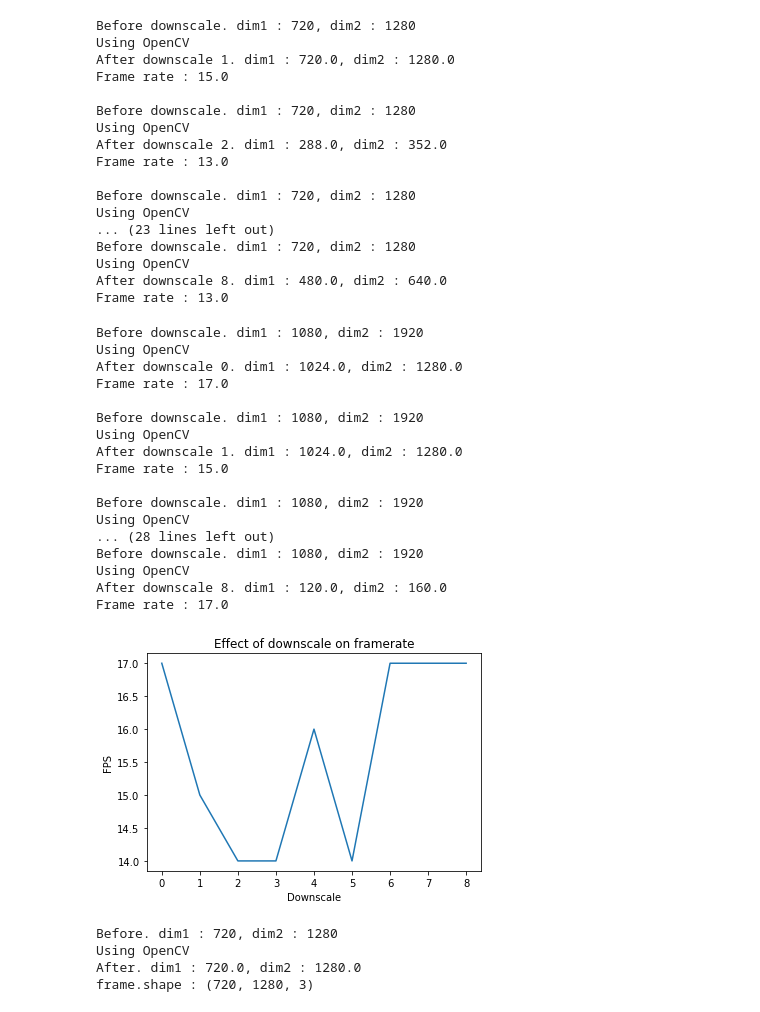
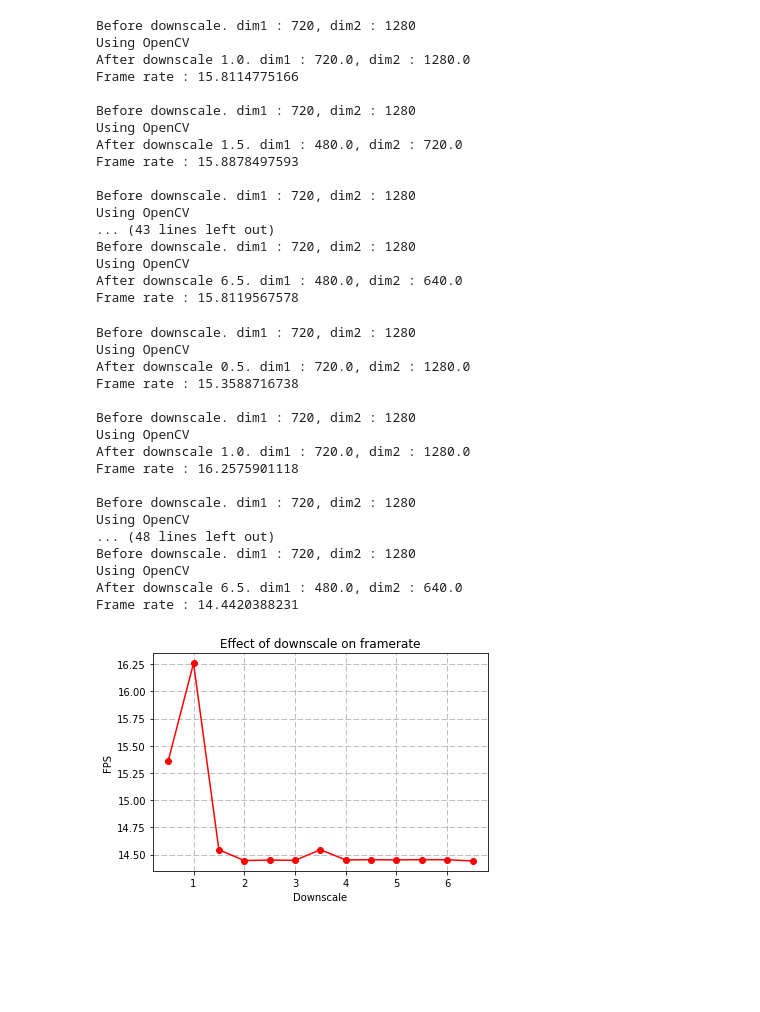
Before and after one commit to pierrealbiges/INT-internship, a Jupyter notebook: 2017-05-02_grabing_frames_with_opencv.ipynb, the cells around one changed output. Cells and saved outputs as stored; diff of their text form; code cells hidden in the pictures; blank space fills up the shorter version.

Commit message:
Working on the framerate recording

```diff
--- a/2017-05-02_grabing_frames_with_opencv.ipynb
+++ b/2017-05-02_grabing_frames_with_opencv.ipynb
@@ -83,8 +79,7 @@ class PhotoReceptor :
 # %%
 '''  Version a : Run the program and calculate the framerate (limit = number of frames recorded) '''
 
-import cv2
-for ds in range(1, 9):
+for ds in np.arange(1,7,0.5):
     Ph = PhotoReceptor(w=1280, h=720, DOWNSCALE = ds)
 
     start = time.time()
@@ -97,34 +92,31 @@ for ds in range(1, 9):
         seconds = end - start
     Ph.close()
 
-    fps = num_frames // seconds
+    fps = num_frames / seconds
     print ('Frame rate :', fps,'\n')
 # %% [output]
 Before downscale. dim1 : 720, dim2 : 1280
 Using OpenCV
-After downscale 1. dim1 : 720.0, dim2 : 1280.0
-Frame rate : 15.0
+After downscale 1.0. dim1 : 720.0, dim2 : 1280.0
+Frame rate : 15.8114775166
 
 Before downscale. dim1 : 720, dim2 : 1280
 Using OpenCV
-After downscale 2. dim1 : 288.0, dim2 : 352.0
-Frame rate : 13.0
+After downscale 1.5. dim1 : 480.0, dim2 : 720.0
+Frame rate : 15.8878497593
 
 Before downscale. dim1 : 720, dim2 : 1280
 Using OpenCV
-... (23 lines left out)
+... (43 lines left out)
 Before downscale. dim1 : 720, dim2 : 1280
 Using OpenCV
-After downscale 8. dim1 : 480.0, dim2 : 640.0
-Frame rate : 13.0
+After downscale 6.5. dim1 : 480.0, dim2 : 640.0
+Frame rate : 15.8119567578
 # %%
 ''' Version b : Run the program and calculate the framerate (limit = time recorded) '''
 
-import cv2
-
-downscales = []
-frames = []
-for ds in range(1,9):
+downscales, frames = [], []
+for ds in np.arange(0.5,7,0.5):
     Ph = PhotoReceptor(w=1280, h=720, DOWNSCALE = ds)
     Rec = True
 
@@ -132,53 +124,45 @@ for ds in range(1,9):
     nb_frames = 0
 
     while(Rec == True):
-        end = time.time()
-        seconds = end - start
 
         frame = Ph.grab()
         nb_frames += 1
+
+        end = time.time()
+        seconds = end - start
 
         if seconds >= 5 :
             Rec = False
     Ph.close()
 
-    fps = nb_frames // seconds
+    fps = nb_frames / seconds
     frames.append(fps)
     downscales.append(ds)
     print ('Frame rate :', fps,'\n')
 # %% [output]
-Before downscale. dim1 : 1080, dim2 : 1920
+Before downscale. dim1 : 720, dim2 : 1280
 Using OpenCV
-After downscale 0. dim1 : 1024.0, dim2 : 1280.0
-Frame rate : 17.0
+After downscale 0.5. dim1 : 720.0, dim2 : 1280.0
+Frame rate : 15.3588716738
 
-Before downscale. dim1 : 1080, dim2 : 1920
+Before downscale. dim1 : 720, dim2 : 1280
 Using OpenCV
-After downscale 1. dim1 : 1024.0, dim2 : 1280.0
-Frame rate : 15.0
+After downscale 1.0. dim1 : 720.0, dim2 : 1280.0
+Frame rate : 16.2575901118
 
-Before downscale. dim1 : 1080, dim2 : 1920
+Before downscale. dim1 : 720, dim2 : 1280
 Using OpenCV
-... (28 lines left out)
-Before downscale. dim1 : 1080, dim2 : 1920
+... (48 lines left out)
+Before downscale. dim1 : 720, dim2 : 1280
 Using OpenCV
-After downscale 8. dim1 : 120.0, dim2 : 160.0
-Frame rate : 17.0
+After downscale 6.5. dim1 : 480.0, dim2 : 640.0
+Frame rate : 14.4420388231
 # %%
-plt.plot(downscales, frames)
+plt.plot(downscales, frames, 'r', marker='o')
+plt.grid(linestyle='--')
 plt.title('Effect of downscale on framerate')
 plt.xlabel('Downscale')
 plt.ylabel('FPS')
 plt.show()
 # %% [output]
-[figure, old version]
+[figure, new version]
-# %%
-Ph = PhotoReceptor(w=1280, h=720)
-frame = Ph.grab()
-print ('frame.shape :',frame.shape)
-Ph.close()
-# %% [output]
-Before. dim1 : 720, dim2 : 1280
-Using OpenCV
-After. dim1 : 720.0, dim2 : 1280.0
-frame.shape : (720, 1280, 3)
```
Also changed, not shown: parts of 3 cells of this notebook, 1 other file.
